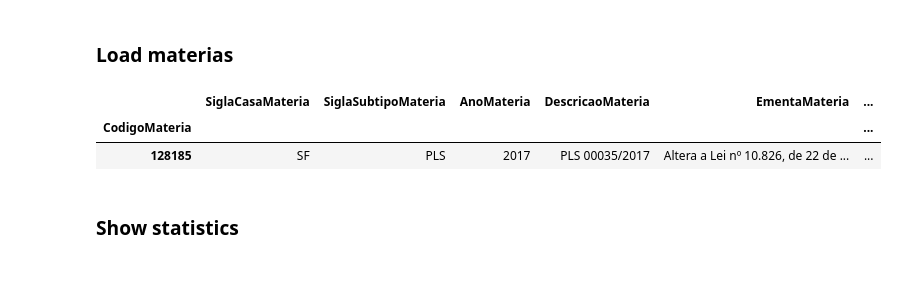
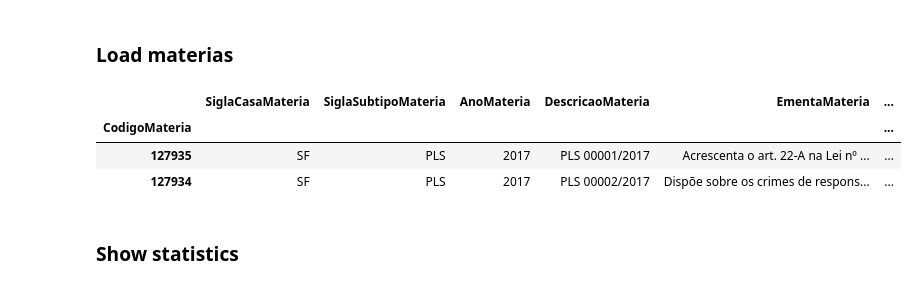
Before and after one commit to flaviostutz/senate-data, a Jupyter notebook: notebooks/16-explore-materias.ipynb, the cells around one changed output. Drawn from its saved outputs; the diff is of its cells as text; code cells hidden in the pictures.

```diff
--- a/notebooks/16-explore-materias.ipynb
+++ b/notebooks/16-explore-materias.ipynb
@@ -4,12 +4,15 @@
 import pandas as pd
 materias_df = pd.read_csv('output/materias/senate-materias-2017.csv', index_col='CodigoMateria')
 # %%
-materias_df.head(10)
-materias_df[materias_df.index == 128185]
+pd.set_option('display.max_colwidth', -1)
+materias_df.head(2)
+# print(materias_df['EmentaMateria'])
+# materias_df[materias_df.index == 128185]
 # %% [output]
 |  | SiglaCasaMateria | SiglaSubtipoMateria | AnoMateria | DescricaoMateria | EmentaMateria | ... |
 | CodigoMateria |  |  |  |  |  | ... |
-| 128185 | SF | PLS | 2017 | PLS 00035/2017 | Altera a Lei nº 10.826, de 22 de ... | ... |
+| 127935 | SF | PLS | 2017 | PLS 00001/2017 | Acrescenta o art. 22-A na Lei nº ... | ... |
+| 127934 | SF | PLS | 2017 | PLS 00002/2017 | Dispõe sobre os crimes de respons... | ... |
 # %% [markdown]
 ### Show statistics
 # %%
```
Also changed, not shown: parts of 4 cells of this notebook.
